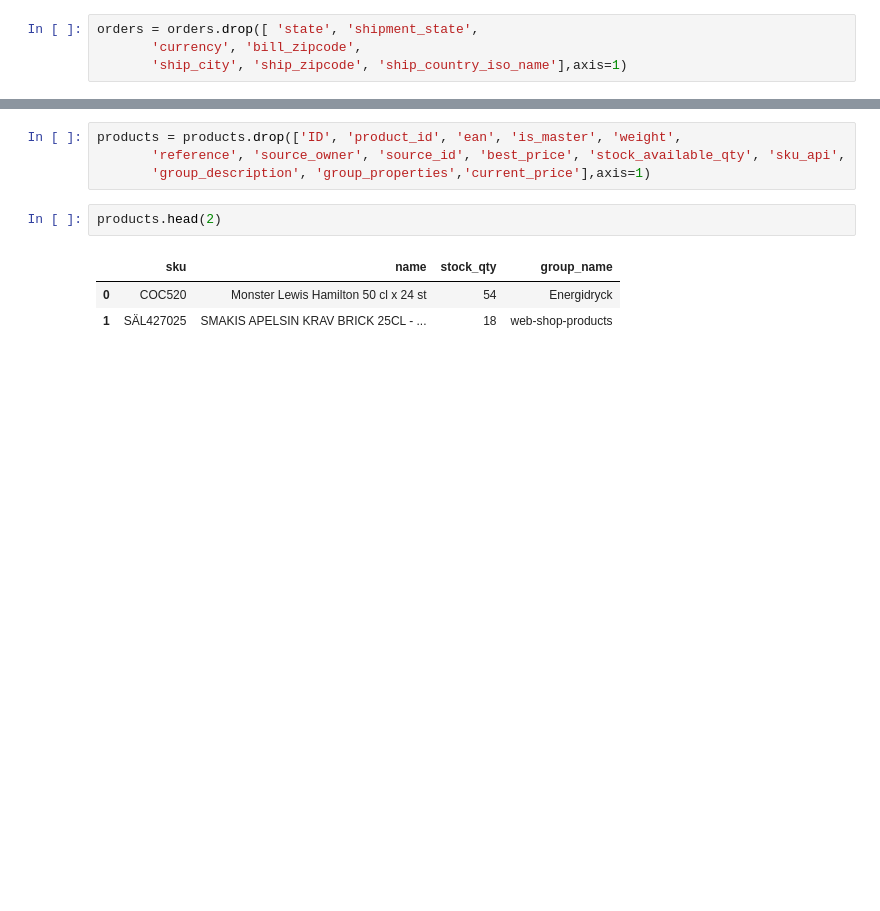
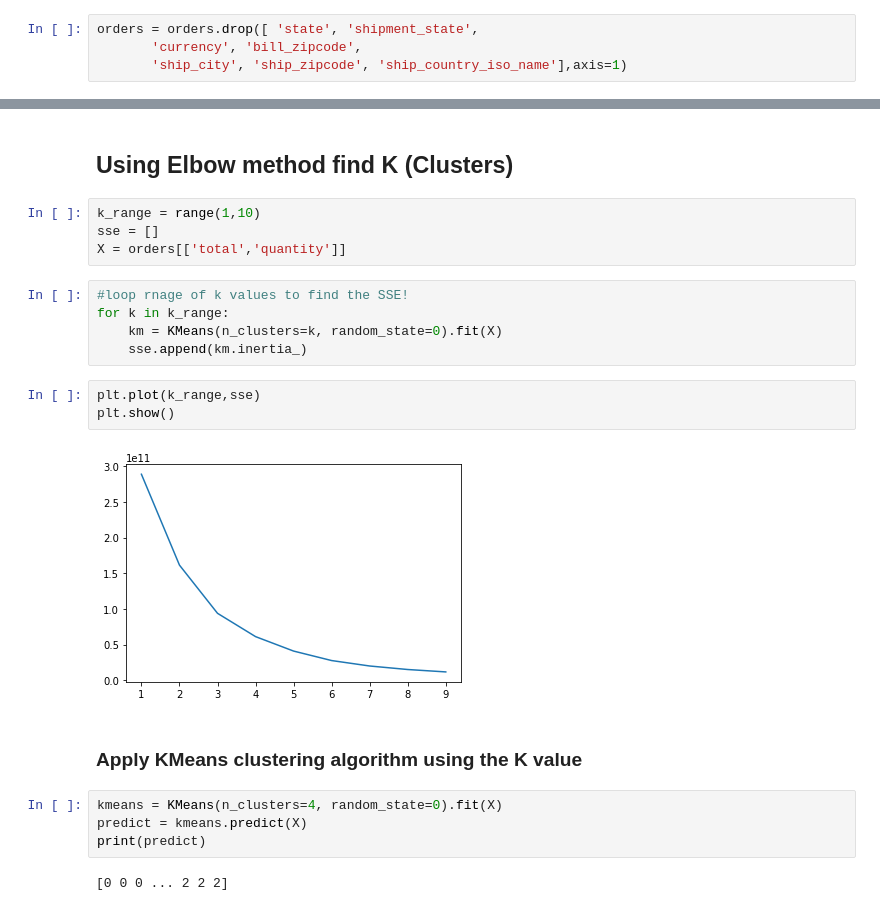
Before and after one commit to Iamnikhilramesh/Intern-files, a Jupyter notebook: Cluster analysis (Q2).ipynb, the cells around one changed output, grey strips where cells are left out. Cells and saved outputs as stored; diff of their text form; blank space fills up the shorter version.

```diff
--- a/Cluster analysis (Q2).ipynb
+++ b/Cluster analysis (Q2).ipynb
@@ -75,10 +66,24 @@ orders.head(2)
-# %%
-products = products.drop(['ID', 'product_id', 'ean', 'is_master', 'weight',
-       'reference', 'source_owner', 'source_id', 'best_price', 'stock_available_qty', 'sku_api',
-       'group_description', 'group_properties','current_price'],axis=1)
-# %%
-products.head(2)
-# %% [output]
-|  | sku | name | stock_qty | group_name |
-| 0 | COC520 | Monster Lewis Hamilton 50 cl x 24 st | 54 | Energidryck |
-| 1 | SÄL427025 | SMAKIS APELSIN KRAV BRICK 25CL - ... | 18 | web-shop-products |
+# %% [markdown]
+## Using Elbow method find K (Clusters)
+# %%
+k_range = range(1,10)
+sse = []
+X = orders[['total','quantity']]
+# %%
+#loop rnage of k values to find the SSE!
+for k in k_range:
+    km = KMeans(n_clusters=k, random_state=0).fit(X)
+    sse.append(km.inertia_)
+# %%
+plt.plot(k_range,sse)
+plt.show()
+# %% [output]
+[figure, added]
+# %% [markdown]
+### Apply KMeans clustering algorithm using the K value
+# %%
+kmeans = KMeans(n_clusters=4, random_state=0).fit(X)
+predict = kmeans.predict(X)
+print(predict)
+# %% [output]
+[0 0 0 ... 2 2 2]
```
Also changed, not shown: parts of 15 cells of this notebook, 4 other files.
